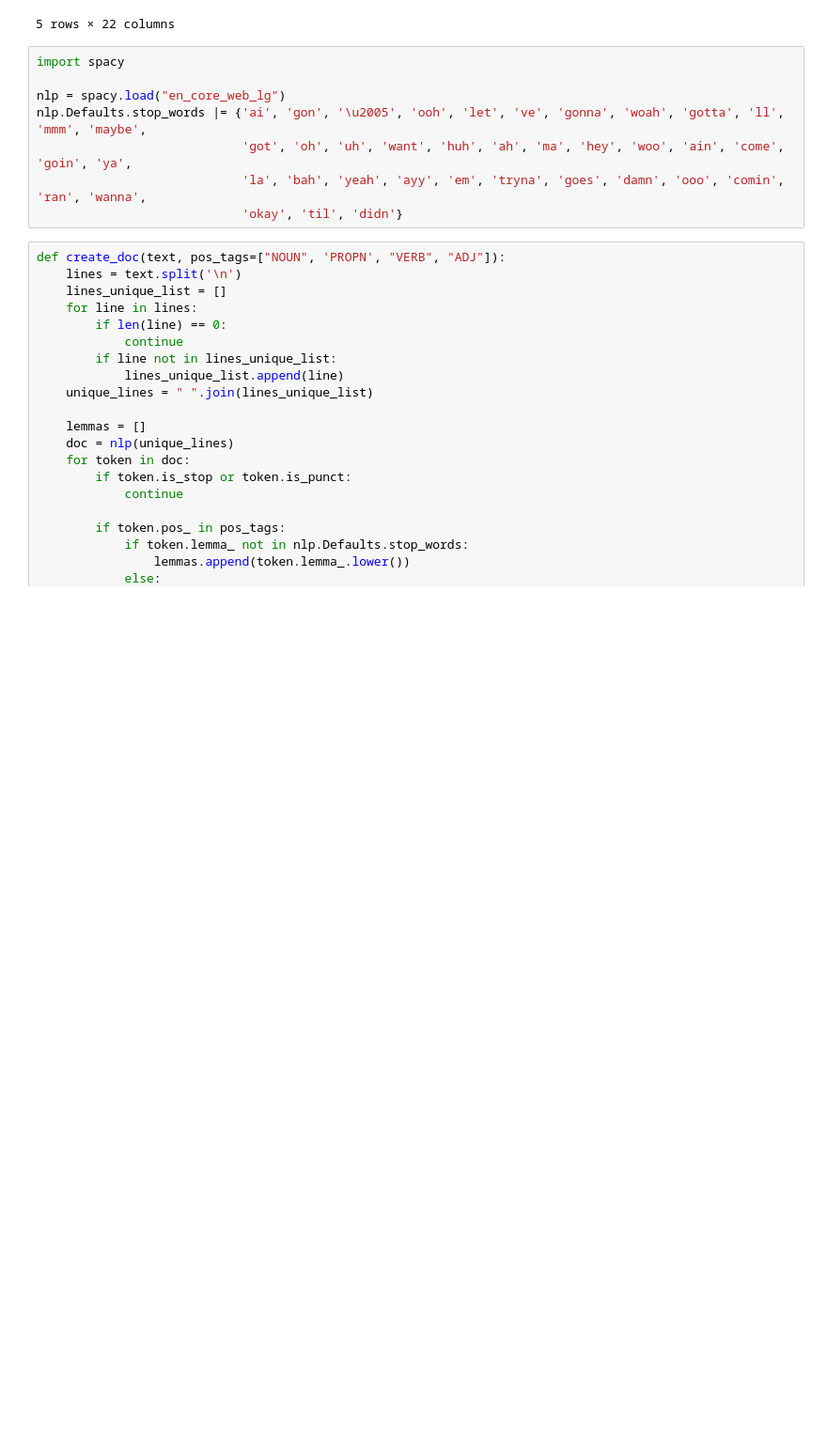
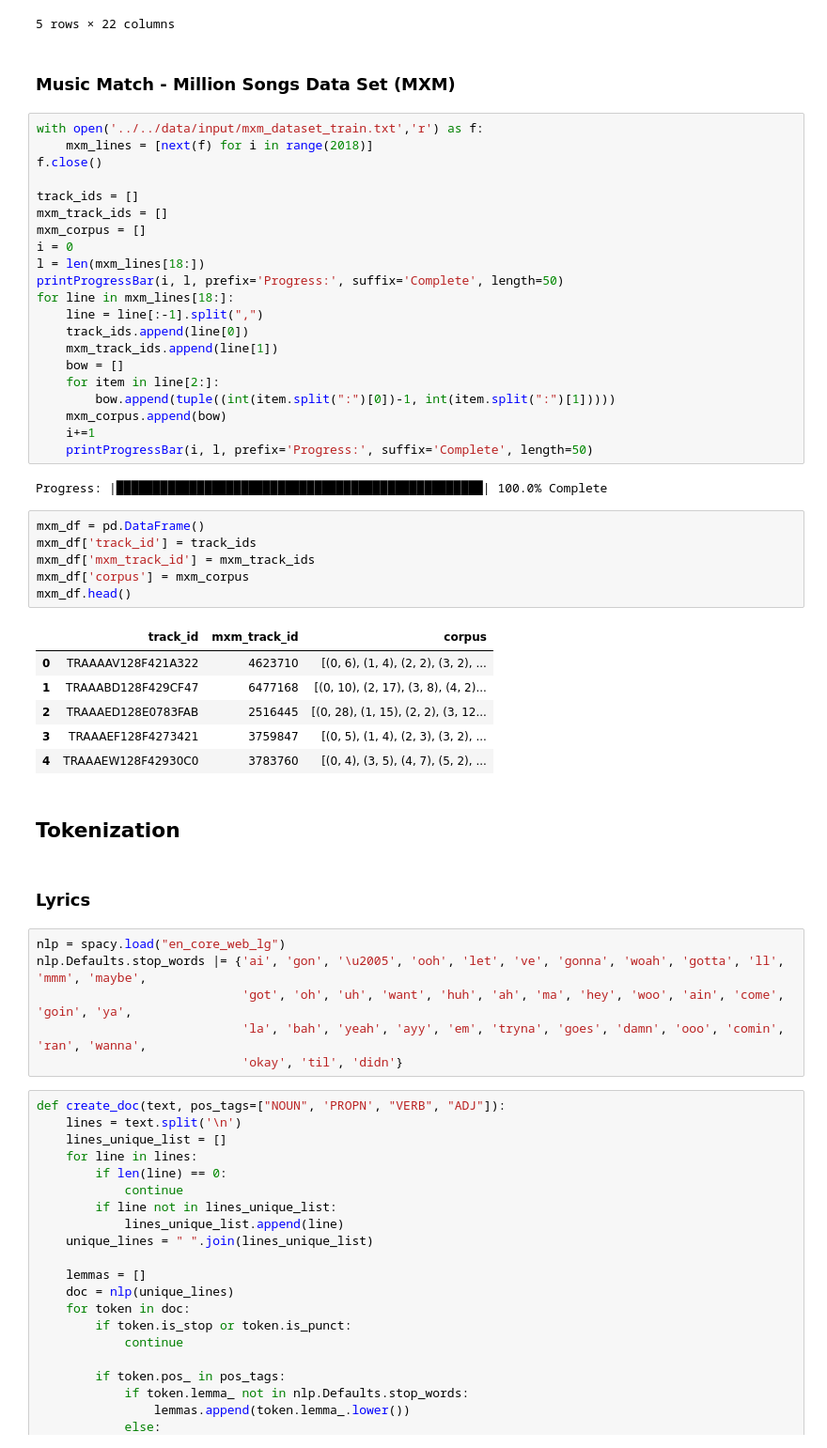
Before and after one commit to FelixSiegfriedRiedel/chart-lyrics-analysis, a Jupyter notebook: src/notebooks/topic_modeling.ipynb, the cells around one changed output. Shown at 94% size. Saved outputs shown, nothing was run; the diff lists cells and outputs as text; blank space fills up the shorter version.

Commit message:
added MusixMatch Million Song dataset

```diff
--- a/src/notebooks/topic_modeling.ipynb
+++ b/src/notebooks/topic_modeling.ipynb
@@ -60,9 +74,49 @@ lyrics.head()
 | 3 | 3 | 3 | 3 | Travis Scott | Travis Scott | Sicko Mode | 52.0 | 1.0 | ... |
 | 4 | 4 | 4 | 4 | Post Malone & Swae Lee | Post Malone | Sunflower (Spider-Man: Into The S... | 53.0 | 1.0 | ... |
 5 rows × 22 columns
+# %% [markdown]
+### Music Match - Million Songs Data Set (MXM)
+# %%
+with open('../../data/input/mxm_dataset_train.txt','r') as f:
+    mxm_lines = [next(f) for i in range(2018)]
+f.close()
+
+track_ids = []
+mxm_track_ids = []
+mxm_corpus = []
+i = 0
+l = len(mxm_lines[18:])
+printProgressBar(i, l, prefix='Progress:', suffix='Complete', length=50)
+for line in mxm_lines[18:]:
+    line = line[:-1].split(",")
+    track_ids.append(line[0])
+    mxm_track_ids.append(line[1])
+    bow = []
+    for item in line[2:]:
+        bow.append(tuple((int(item.split(":")[0])-1, int(item.split(":")[1]))))
+    mxm_corpus.append(bow)
+    i+=1
+    printProgressBar(i, l, prefix='Progress:', suffix='Complete', length=50)
+# %% [output]
+Progress: |██████████████████████████████████████████████████| 100.0% Complete
+# %%
+mxm_df = pd.DataFrame()
+mxm_df['track_id'] = track_ids
+mxm_df['mxm_track_id'] = mxm_track_ids
+mxm_df['corpus'] = mxm_corpus
+mxm_df.head()
+# %% [output]
+|  | track_id | mxm_track_id | corpus |
+| 0 | TRAAAAV128F421A322 | 4623710 | [(0, 6), (1, 4), (2, 2), (3, 2), ... |
+| 1 | TRAAABD128F429CF47 | 6477168 | [(0, 10), (2, 17), (3, 8), (4, 2)... |
+| 2 | TRAAAED128E0783FAB | 2516445 | [(0, 28), (1, 15), (2, 2), (3, 12... |
+| 3 | TRAAAEF128F4273421 | 3759847 | [(0, 5), (1, 4), (2, 3), (3, 2), ... |
+| 4 | TRAAAEW128F42930C0 | 3783760 | [(0, 4), (3, 5), (4, 7), (5, 2), ... |
+# %% [markdown]
+## Tokenization
+# %% [markdown]
+### Lyrics
 # %%
-import spacy
-
 nlp = spacy.load("en_core_web_lg")
 nlp.Defaults.stop_words |= {'ai', 'gon', '\u2005', 'ooh', 'let', 've', 'gonna', 'woah', 'gotta', 'll', 'mmm', 'maybe',
                             'got', 'oh', 'uh', 'want', 'huh', 'ah', 'ma', 'hey', 'woo', 'ain', 'come', 'goin', 'ya',
```
Also changed, not shown: parts of 41 cells of this notebook.
